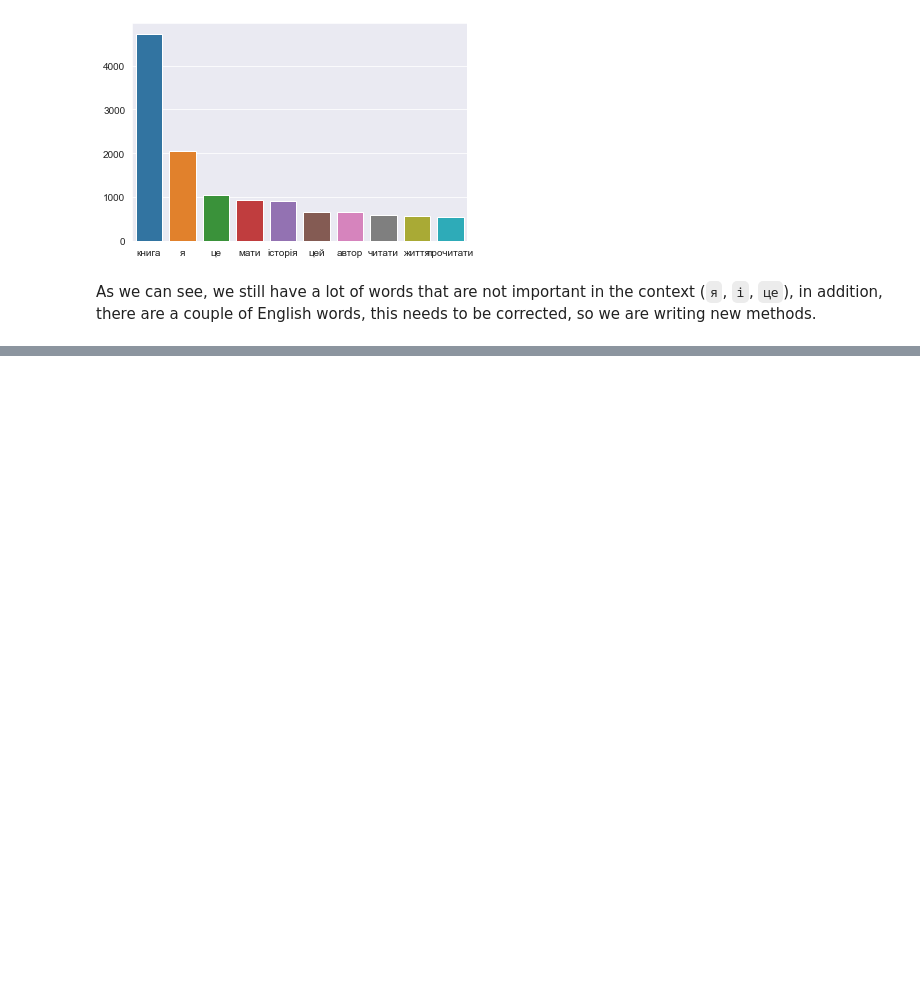
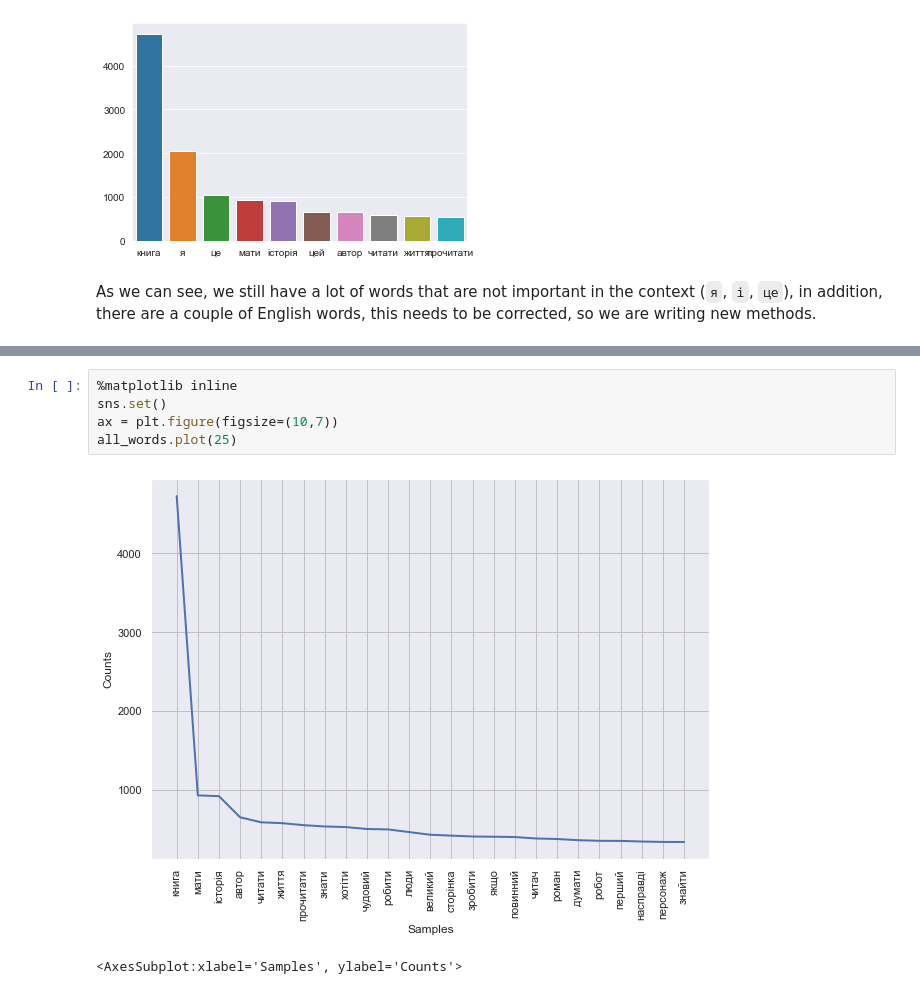
Before and after one commit to jackshendrikov/sensus, a Jupyter notebook: AmazonDatasetAnalysis.ipynb, the cells around one changed output, grey strips where cells are left out. Cells and saved outputs as stored; diff of their text form; blank space fills up the shorter version.

```diff
--- a/AmazonDatasetAnalysis.ipynb
+++ b/AmazonDatasetAnalysis.ipynb
@@ -447,0 +486,8 @@ As we can see, we still have a lot of words that are not important in the contex
+# %%
+%matplotlib inline
+sns.set()
+ax = plt.figure(figsize=(10,7))
+all_words.plot(25)
+# %% [output]
+[figure, added]
+<AxesSubplot:xlabel='Samples', ylabel='Counts'>
```
Also changed, not shown: parts of 15 cells of this notebook.
